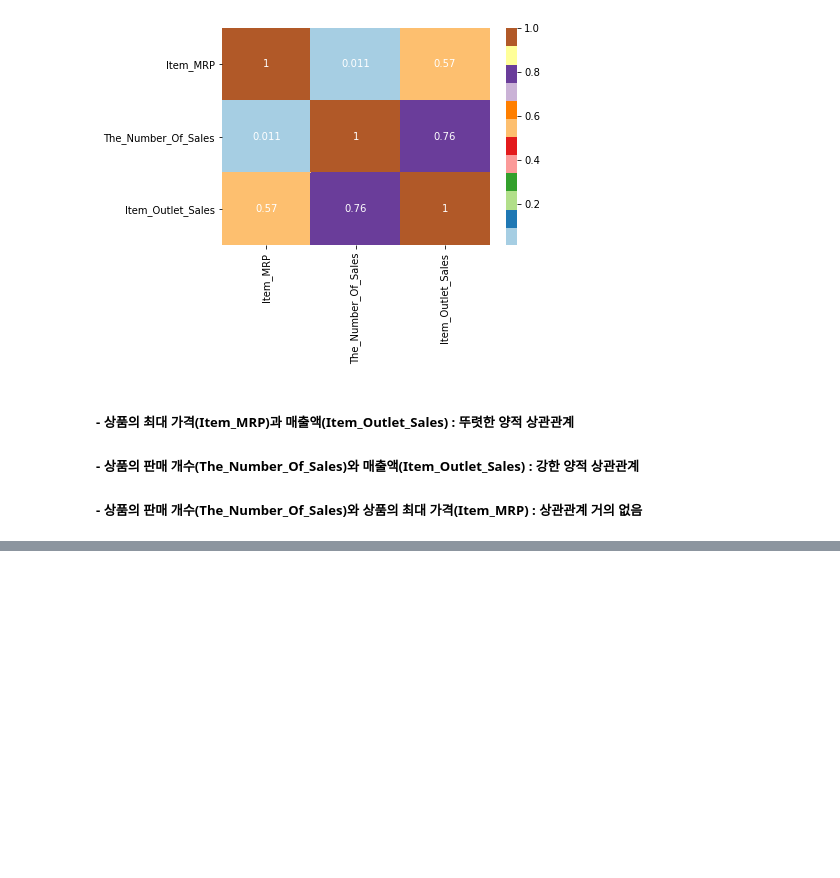
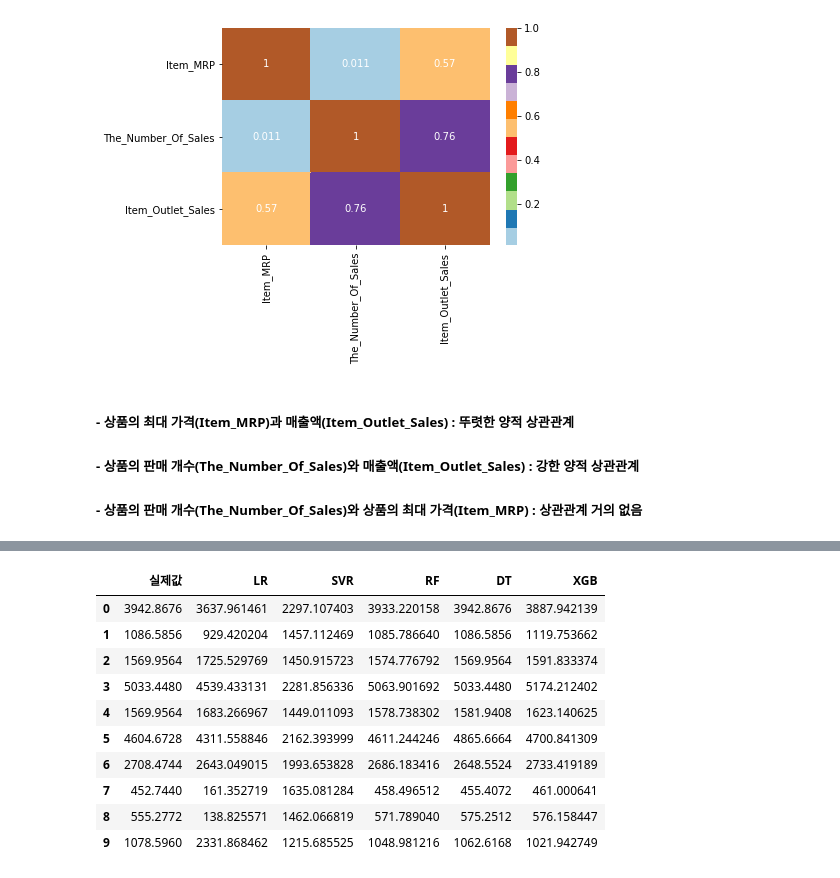
Before and after one commit to 1unasy/MachineLearning-2021-12, a Jupyter notebook: 04.회귀/07.과제_Bigmart_Sales_Prediction.ipynb, the cells around one changed output, grey strips where cells are left out. Saved outputs shown, nothing was run; the diff lists cells and outputs as text; code cells hidden in the pictures; blank space fills up the shorter version.

```diff
--- a/04.회귀/07.과제_Bigmart_Sales_Prediction.ipynb
+++ b/04.회귀/07.과제_Bigmart_Sales_Prediction.ipynb
@@ -464,0 +559,7 @@ plt.show()
+# %%
+from sklearn.ensemble import RandomForestRegressor
+rfr = RandomForestRegressor()
+rfr.fit(X_train, y_train)
+pred_rfr = rfr.predict(X_test)
+mse_rfr = mean_squared_error(y_test, pred_rfr)
+mse_rfr
@@ -464,0 +570,7 @@ plt.show()
+# %%
+from sklearn.tree import DecisionTreeRegressor
+dt = DecisionTreeRegressor(random_state=2021)
+dt.fit(X_train, y_train)
+pred_dt = dt.predict(X_test)
+mse_dt = mean_squared_error(y_test, pred_dt)
+mse_dt
@@ -464,0 +581,7 @@ plt.show()
+# %%
+from xgboost import XGBRegressor
+xgb = XGBRegressor()
+xgb.fit(X_train, y_train)
+pred_xgb = xgb.predict(X_test)
+mse_xgb = mean_squared_error(y_test, pred_xgb)
+mse_xgb
@@ -464,0 +597,9 @@ plt.show()
+# %%
+# 실제값과 예측값 비교
+df_pred = pd.DataFrame({
+    'y_test':y_test, 'LR':pred_lr,
+    'SVR':pred_svr, 'RF':pred_rfr,
+    'DT':pred_dt, 'XGB':pred_xgb
+})
+
+df_pred.head()
@@ -464,0 +613,16 @@ plt.show()
+# %%
+# 보기 편하게 컬럼명 바꾸기
+df_pred.rename(columns={'y_test' : '실제값'}, inplace=True)
+df_pred.head(10)
+# %% [output]
+|  | 실제값 | LR | SVR | RF | DT | XGB |
+| 0 | 3942.8676 | 3637.961461 | 2297.107403 | 3933.220158 | 3942.8676 | 3887.942139 |
+| 1 | 1086.5856 | 929.420204 | 1457.112469 | 1085.786640 | 1086.5856 | 1119.753662 |
+| 2 | 1569.9564 | 1725.529769 | 1450.915723 | 1574.776792 | 1569.9564 | 1591.833374 |
+| 3 | 5033.4480 | 4539.433131 | 2281.856336 | 5063.901692 | 5033.4480 | 5174.212402 |
+| 4 | 1569.9564 | 1683.266967 | 1449.011093 | 1578.738302 | 1581.9408 | 1623.140625 |
+| 5 | 4604.6728 | 4311.558846 | 2162.393999 | 4611.244246 | 4865.6664 | 4700.841309 |
+| 6 | 2708.4744 | 2643.049015 | 1993.653828 | 2686.183416 | 2648.5524 | 2733.419189 |
+| 7 | 452.7440 | 161.352719 | 1635.081284 | 458.496512 | 455.4072 | 461.000641 |
+| 8 | 555.2772 | 138.825571 | 1462.066819 | 571.789040 | 575.2512 | 576.158447 |
+| 9 | 1078.5960 | 2331.868462 | 1215.685525 | 1048.981216 | 1062.6168 | 1021.942749 |
```
Also changed, not shown: parts of 35 cells of this notebook.
